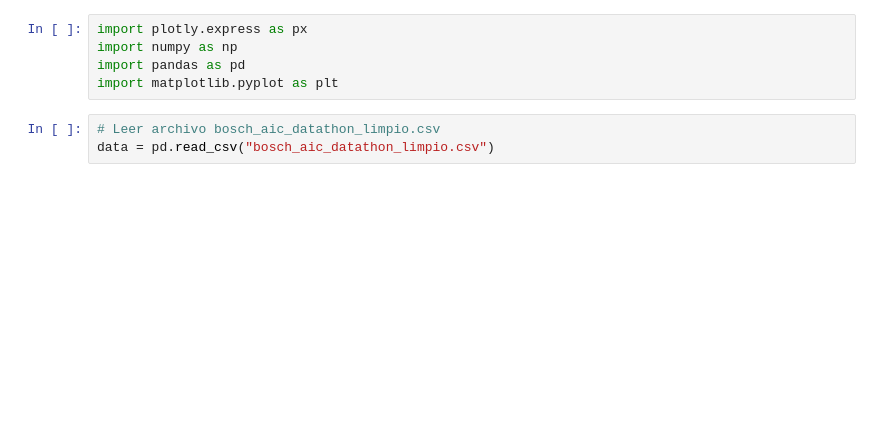
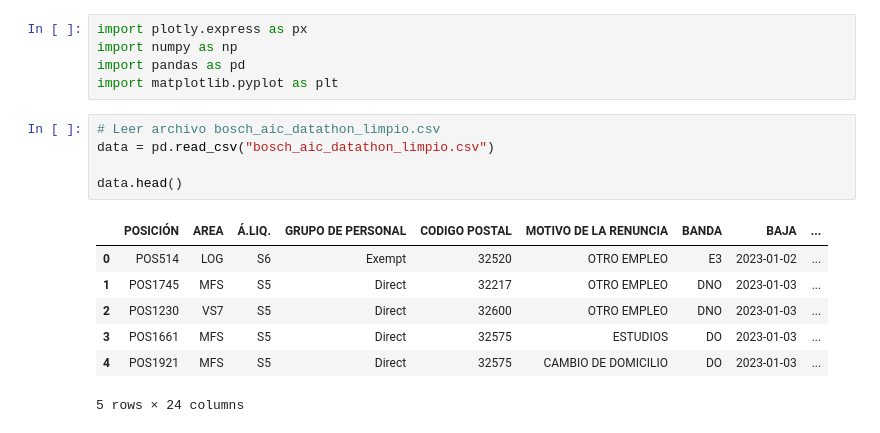
Before and after one commit to luisscrc/Datathon-Equipo-5, a Jupyter notebook: graficas.ipynb, the cells around one changed output. Cells and saved outputs as stored; diff of their text form; blank space fills up the shorter version.

```diff
--- a/graficas.ipynb
+++ b/graficas.ipynb
@@ -6,5 +6,15 @@ import matplotlib.pyplot as plt
 # %%
 # Leer archivo bosch_aic_datathon_limpio.csv
 data = pd.read_csv("bosch_aic_datathon_limpio.csv")
+
+data.head()
+# %% [output]
+|  | POSICIÓN | AREA | Á.LIQ. | GRUPO DE PERSONAL | CODIGO POSTAL | MOTIVO DE LA RENUNCIA | BANDA | BAJA | ... |
+| 0 | POS514 | LOG | S6 | Exempt | 32520 | OTRO EMPLEO | E3 | 2023-01-02 | ... |
+| 1 | POS1745 | MFS | S5 | Direct | 32217 | OTRO EMPLEO | DNO | 2023-01-03 | ... |
+| 2 | POS1230 | VS7 | S5 | Direct | 32600 | OTRO EMPLEO | DNO | 2023-01-03 | ... |
+| 3 | POS1661 | MFS | S5 | Direct | 32575 | ESTUDIOS | DO | 2023-01-03 | ... |
+| 4 | POS1921 | MFS | S5 | Direct | 32575 | CAMBIO DE DOMICILIO | DO | 2023-01-03 | ... |
+5 rows × 24 columns
 # %%
 # Distribución de Categorías Salariales por Género
```
Also changed, not shown: parts of 1 cell of this notebook, 5 other files.
